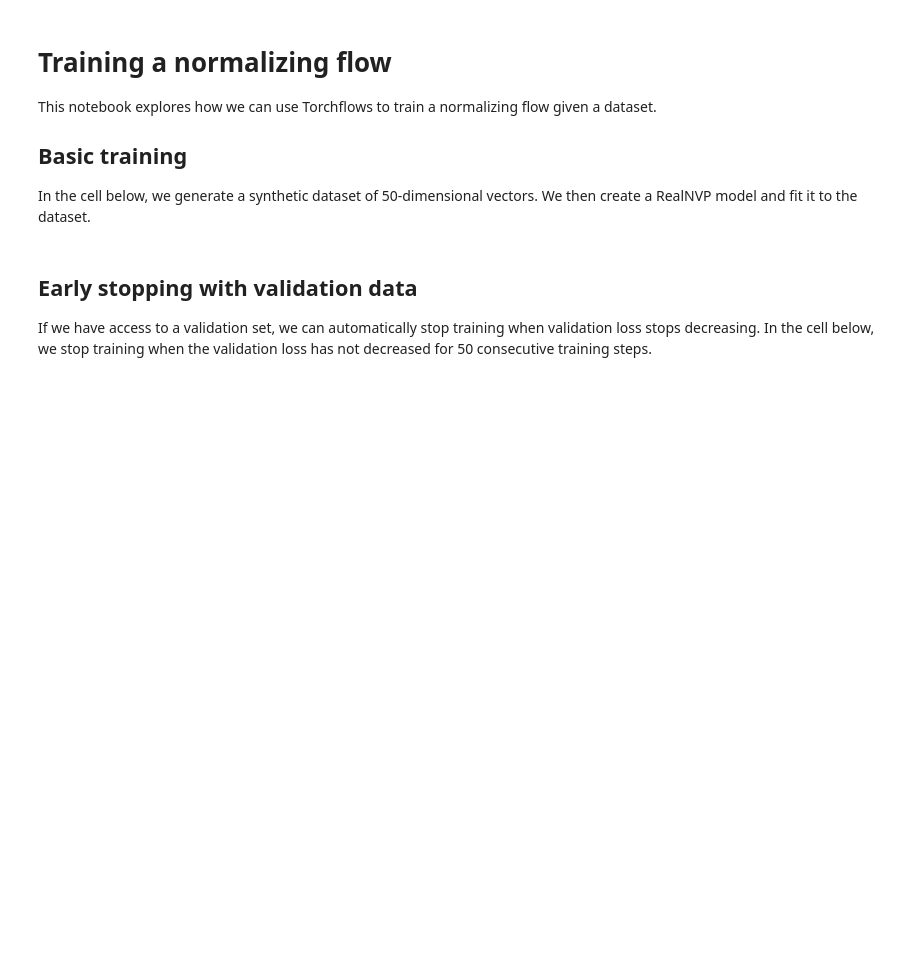
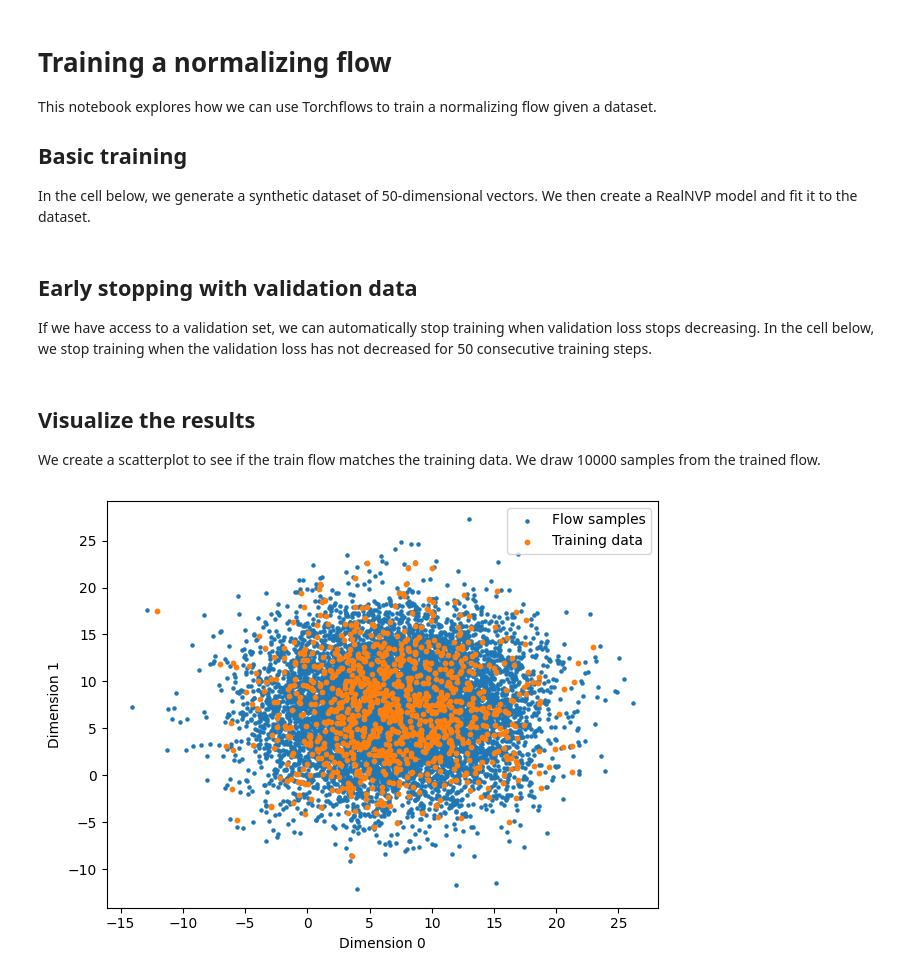
Before and after one commit to davidnabergoj/torchflows, a Jupyter notebook: docs/source/notebooks/training_with_datasets.ipynb, the cells around one changed output. Saved outputs shown, nothing was run; the diff lists cells and outputs as text; code cells hidden in the pictures; blank space fills up the shorter version.

```diff
--- a/docs/source/notebooks/training_with_datasets.ipynb
+++ b/docs/source/notebooks/training_with_datasets.ipynb
@@ -24,3 +24,22 @@ torch.manual_seed(0)
 x_val = torch.randn(200, *event_shape) * 5 + 7
 flow = Flow(RealNVP(event_shape=event_shape))
 flow.fit(x_train, x_val=x_val, early_stopping=True, early_stopping_threshold=50, show_progress=True, n_epochs=10000)
+# %% [markdown]
+## Visualize the results
+We create a scatterplot to see if the train flow matches the training data. We draw 10000 samples from the trained flow.
+# %%
+import matplotlib.pyplot as plt
+
+torch.manual_seed(0)
+x_flow = flow.sample((10000,)).detach()
+
+fig, ax = plt.subplots()
+ax.scatter(x_flow[:, 0], x_flow[:, 1], label='Flow samples', s=5)
+ax.scatter(x_train[:, 0], x_train[:, 1], label='Training data', s=10)
+ax.legend()
+ax.set_xlabel('Dimension 0')
+ax.set_ylabel('Dimension 1')
+fig.tight_layout()
+plt.show()
+# %% [output]
+[figure, added]
```
Also changed, not shown: 4 other files.
